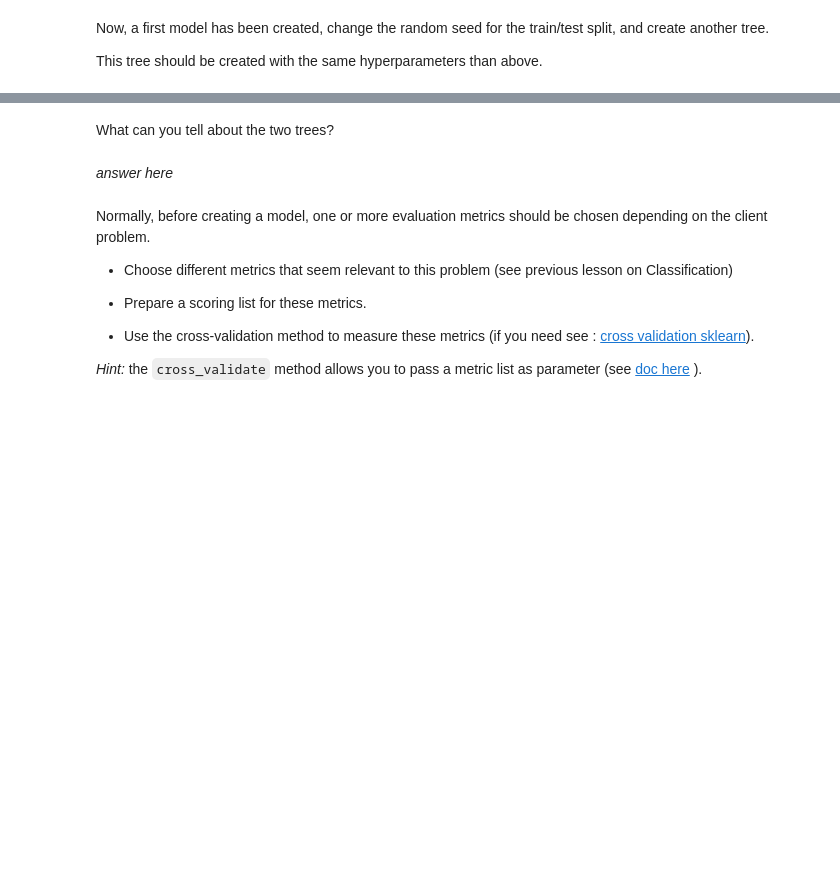
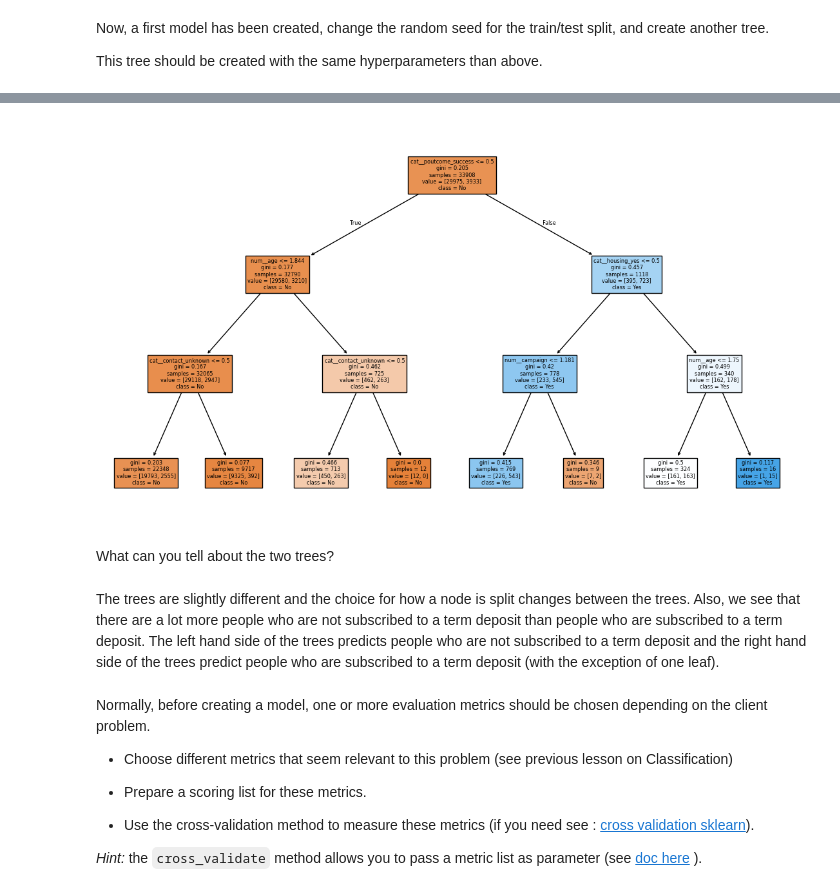
Before and after one commit to clarka34/12_machine_learning, a Jupyter notebook: ML2 - Classification et Clustering/ML2.2_ensemble_methods_intro/notebooks/EnsembleLearning_v2.ipynb, the cells around one changed output, grey strips where cells are left out. Drawn from its saved outputs; the diff is of its cells as text; code cells hidden in the pictures; blank space fills up the shorter version.

```diff
--- a/ML2 - Classification et Clustering/ML2.2_ensemble_methods_intro/notebooks/EnsembleLearning_v2.ipynb
+++ b/ML2 - Classification et Clustering/ML2.2_ensemble_methods_intro/notebooks/EnsembleLearning_v2.ipynb
@@ -286,3 +345,7 @@ Now, a first model has been created, change the random seed for the train/test s
 This tree should be created with the same hyperparameters than above.
 # %%
 # create a new train and test dataset with a different seed
+# train_test split
+X_train, X_test, y_train, y_test = train_test_split(df, y, test_size=0.25, random_state=1000)
+
+model_dt.fit(X_train, y_train)
@@ -291,7 +370,16 @@ This tree should be created with the same hyperparameters than above.
+# %%
+# Second tree creation
+fig, ax = plt.subplots(figsize=(14,8))
+tree.plot_tree(model_dt.named_steps['classifier'],
+               feature_names=model_dt.named_steps['preprocessing'].get_feature_names_out(),
+               class_names=['No', 'Yes'], filled=True, ax=ax)
+plt.show()
+# %% [output]
+[figure, added]
 # %% [markdown]
 What can you tell about the two trees?
-# %% [markdown]
-*answer here*
+# %% [markdown]
+The trees are slightly different and the choice for how a node is split changes between the trees. Also, we see that there are a lot more people who are not subscribed to a term deposit than people who are subscribed to a term deposit. The left hand side of the trees predicts people who are not subscribed to a term deposit and the right hand side of the trees predict people who are subscribed to a term deposit (with the exception of one leaf).
 # %% [markdown]
 Normally, before creating a model, one or more evaluation metrics should be chosen depending on the client problem.
 
```
Also changed, not shown: parts of 54 cells of this notebook, 1 other file.
